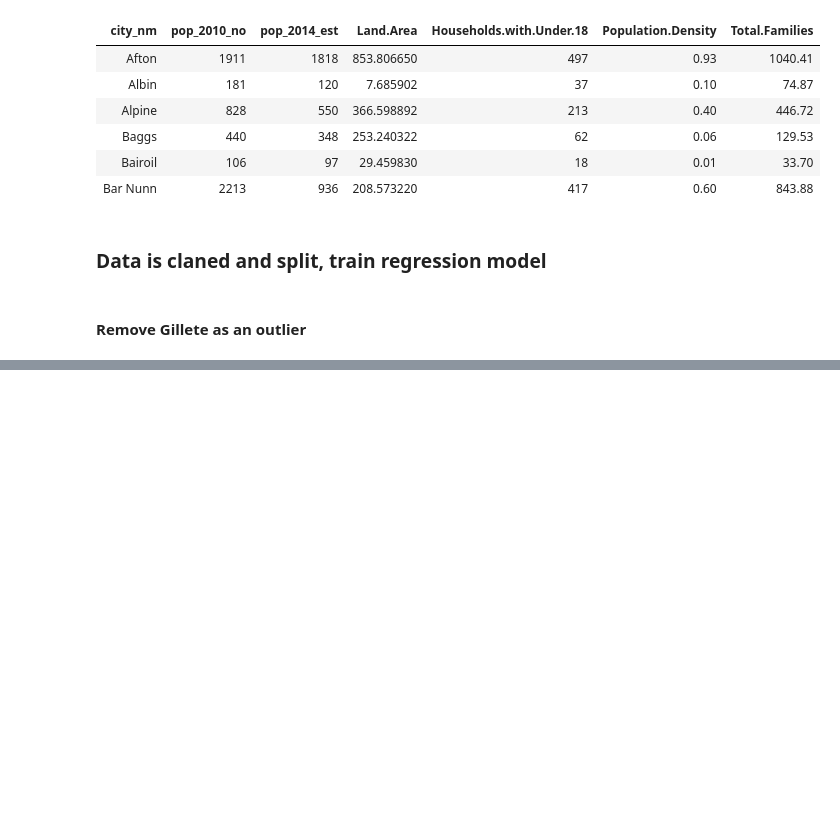
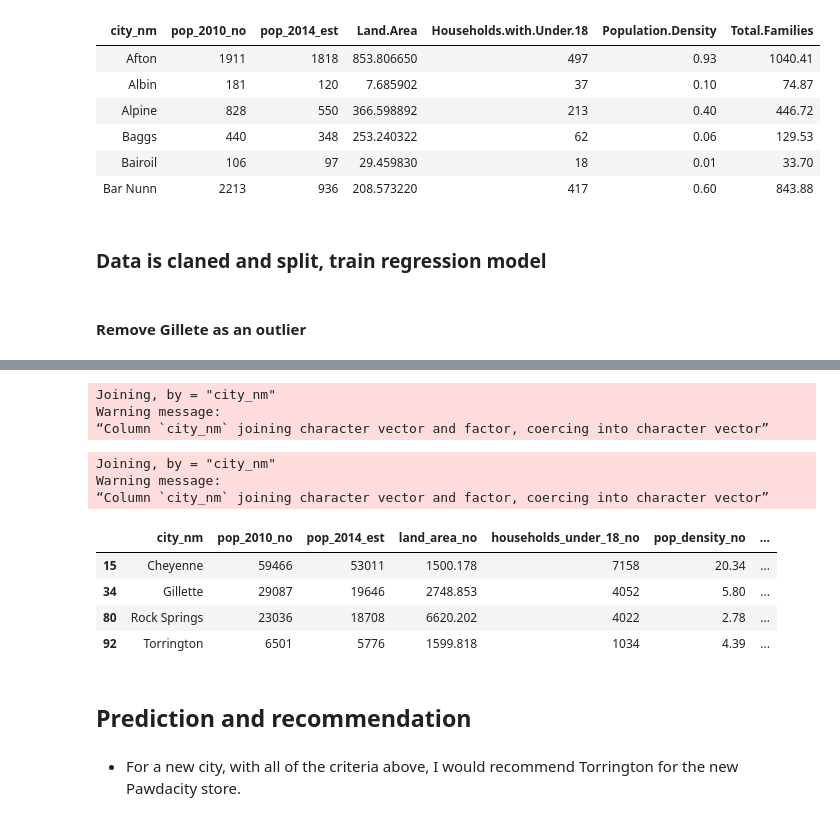
Before and after one commit to pbsjones/business_analysis_nanodegree, a Jupyter notebook: notebooks/project_2_2.ipynb, the cells around one changed output, grey strips where cells are left out. Drawn from its saved outputs; the diff is of its cells as text; code cells hidden in the pictures; blank space fills up the shorter version.

```diff
--- a/notebooks/project_2_2.ipynb
+++ b/notebooks/project_2_2.ipynb
@@ -304,0 +389,30 @@ chart.Correlation( df.pred[,c(-1, -3)] )
+# %%
+df.comp <- left_join( df.comb, df.comp.ag )
+# %% [output]
+Joining, by = "city_nm"
+Warning message:
+“Column `city_nm` joining character vector and factor, coercing into character vector”
+# %%
+df.comp.ag <- filter(df.comp.ag, comp_sales_no > 500000 )
+# %%
+df.comb <- left_join( df.comb, df.comp.ag )
+# %% [output]
+Joining, by = "city_nm"
+Warning message:
+“Column `city_nm` joining character vector and factor, coercing into character vector”
+# %%
+df.comb <- df.comb[ !is.na( df.comb$comp_sales_no ), ]
+# %%
+df.comb$pred_sales_no <- predict( fit.glm, newdata = df.comb )
+# %%
+df.comb
+# %% [output]
+|  | city_nm | pop_2010_no | pop_2014_est | land_area_no | households_under_18_no | pop_density_no | ... |
+| 15 | Cheyenne | 59466 | 53011 | 1500.178 | 7158 | 20.34 | ... |
+| 34 | Gillette | 29087 | 19646 | 2748.853 | 4052 | 5.80 | ... |
+| 80 | Rock Springs | 23036 | 18708 | 6620.202 | 4022 | 2.78 | ... |
+| 92 | Torrington | 6501 | 5776 | 1599.818 | 1034 | 4.39 | ... |
+# %% [markdown]
+## Prediction and recommendation
+# %% [markdown]
+- For a new city, with all of the criteria above, I would recommend Torrington for the new Pawdacity store.
```
Also changed, not shown: parts of 26 cells of this notebook, 6 other files.
